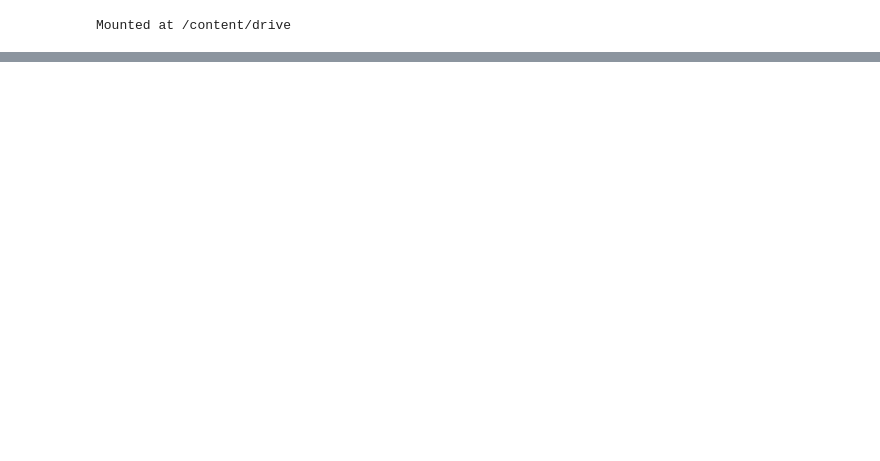
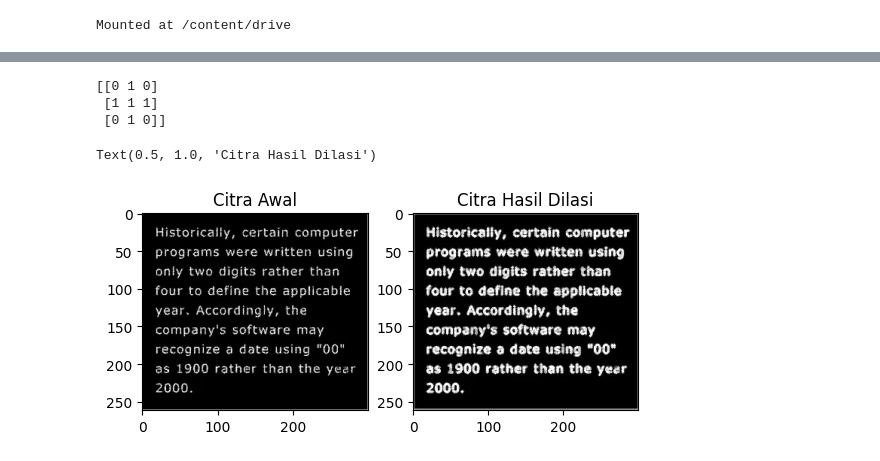
Before and after one commit to K2FA/PCVK_Genap_2021, a Jupyter notebook: Week9.ipynb, the cells around one changed output, grey strips where cells are left out. Drawn from its saved outputs; the diff is of its cells as text; code cells hidden in the pictures; blank space fills up the shorter version.

```diff
--- a/Week9.ipynb
+++ b/Week9.ipynb
@@ -11,0 +39,17 @@ from matplotlib import pyplot as plt
+# %%
+morphology1 = cv.imread('/content/drive/MyDrive/PCVK/09/morphology.png')
+kernel1 = cv.getStructuringElement(cv.MORPH_CROSS, (3,3))
+dilasi = cv.dilate(morphology1, kernel1, iterations = 1)
+
+print(kernel1)
+
+plt.subplot(121),plt.imshow(morphology1, cmap = 'gray')
+plt.title('Citra Awal')
+plt.subplot(122),plt.imshow(dilasi, cmap = 'gray')
+plt.title('Citra Hasil Dilasi')
+# %% [output]
+[[0 1 0]
+ [1 1 1]
+ [0 1 0]]
+Text(0.5, 1.0, 'Citra Hasil Dilasi')
+[figure, added]
```
Also changed, not shown: parts of 3 cells of this notebook.
